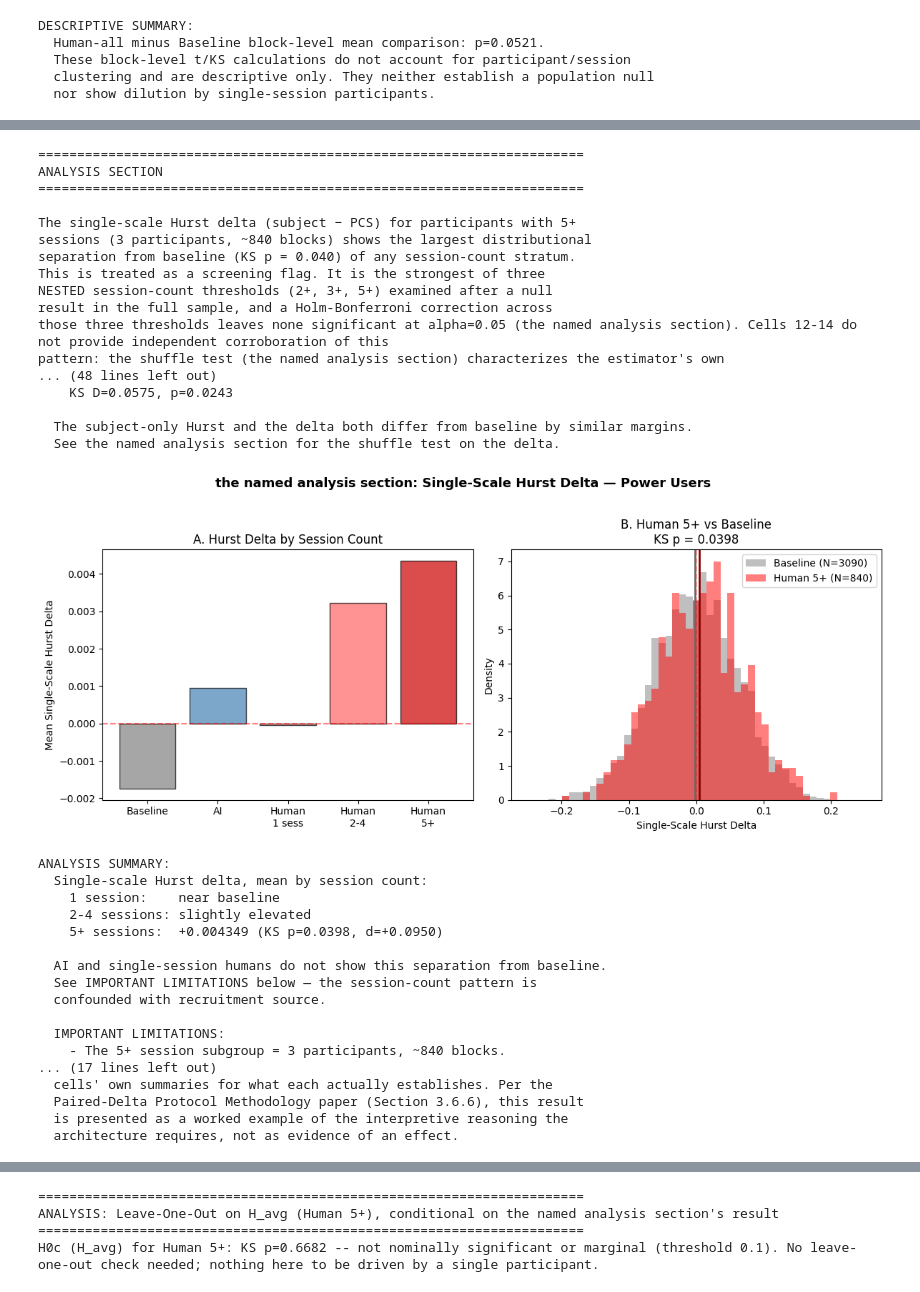
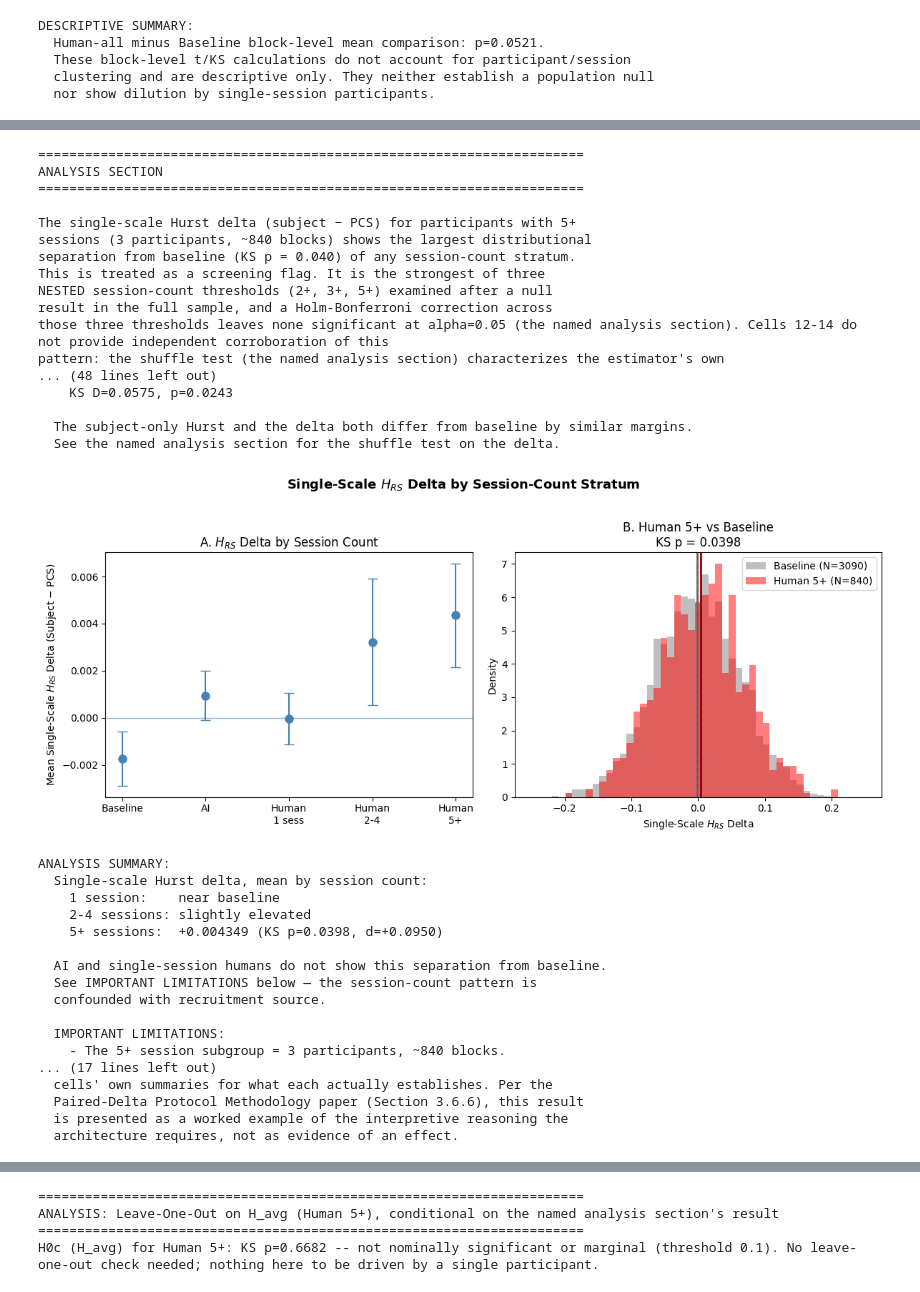
Before and after one commit to catboxer/Beyond-The-Mean, a Jupyter notebook: analysis/Exp4_Notebook2_Zen_Temporal_Structure_Analysis.ipynb, the cells around one changed output, grey strips where cells are left out. Cells and saved outputs as stored; diff of their text form; code cells hidden in the pictures.

```diff
--- a/analysis/Exp4_Notebook2_Zen_Temporal_Structure_Analysis.ipynb
+++ b/analysis/Exp4_Notebook2_Zen_Temporal_Structure_Analysis.ipynb
@@ -1817,21 +1659,28 @@ print(f"  See the named analysis section for the shuffle test on the delta.")
 # ─────────────────────────────────────────────────────────────
 fig, axes = plt.subplots(1, 2, figsize=(12, 5))
 
-# Panel A: Dose-response
+# Panel A: Point estimate + block-level SE by session-count stratum
 ax1 = axes[0]
 groups = ['Baseline', 'AI', 'Human\n1 sess', 'Human\n2-4', 'Human\n5+']
-means = [base_delta.mean()]
-means.append(ai_delta.mean())
+
+group_data = [base_delta, ai_delta]
 for low, high in [(1,1), (2,4), (5,999)]:
     sub = df_hurst[(df_hurst['condition'] == 'human') &
                    (df_hurst['session_count'] >= low) &
                    (df_hurst['session_count'] <= high)]['delta_hurst'].dropna()
-    means.append(sub.mean() if len(sub) > 0 else 0)
-colors = ['gray', 'steelblue', '#ffaaaa', '#ff6666', '#cc0000']
-bars = ax1.bar(groups, means, color=colors, alpha=0.7, edgecolor='black')
-ax1.axhline(0, color='red', linestyle='--', alpha=0.5)
-ax1.set_ylabel('Mean Single-Scale Hurst Delta')
-ax1.set_title('A. Hurst Delta by Session Count')
+    group_data.append(sub)
+
+means = [g.mean() for g in group_data]
+sems = [g.sem() for g in group_data]
+
+x = np.arange(len(groups))
+ax1.errorbar(x, means, yerr=sems, fmt='o', color='steelblue',
+             ecolor='steelblue', elinewidth=1.5, capsize=5, markersize=8)
+ax1.axhline(0, color='steelblue', linewidth=1, alpha=0.6)
+ax1.set_xticks(x)
+ax1.set_xticklabels(groups)
+ax1.set_ylabel(r'Mean Single-Scale $H_{RS}$ Delta (Subject $-$ PCS)')
+ax1.set_title(r'A. $H_{RS}$ Delta by Session Count')
 
 # Panel B: Distribution comparison (5+ vs baseline)
 ax2 = axes[1]
@@ -1843,13 +1692,14 @@ ax2.hist(h5_delta, bins=bins, alpha=0.5, label=f'Human 5+ (N={len(h5_delta)})',
 ax2.axvline(base_delta.mean(), color='dimgray', linewidth=2)
 ax2.axvline(h5_delta.mean(), color='darkred', linewidth=2)
 ax2.axvline(0, color='red', linestyle='--', alpha=0.3)
-ax2.set_xlabel('Single-Scale Hurst Delta')
+ax2.set_xlabel(r'Single-Scale $H_{RS}$ Delta')
 ax2.set_ylabel('Density')
 ax2.set_title(f'B. Human 5+ vs Baseline\nKS p = {ks.pvalue:.4f}')
 ax2.legend()
 
-plt.suptitle('the named analysis section: Single-Scale Hurst Delta — Power Users', fontsize=13, fontweight='bold', y=1.02)
+plt.suptitle(r'Single-Scale $H_{RS}$ Delta by Session-Count Stratum', fontsize=13, fontweight='bold', y=1.02)
 plt.tight_layout()
+plt.savefig('figure4_hrs_delta.png', dpi=600, bbox_inches='tight')
 plt.show()
 
 n_participants_5plus = df_hurst[(df_hurst['condition'] == 'human') &
@@ -1881,34 +1731,34 @@ ANALYSIS SUMMARY:
     - Effect size is small (d={d:+.4f}).
     - the named analysis section tests whether the result is driven by a single participant
       (leave-one-out robustness check across all 3 participants).
 
   Cells 12 and 14 re-examine this same data from different angles
   (order-sensitivity, label-sensitivity) -- they are diagnostics on the
   estimator and the statistic, not independent replications. See those
   cells' own summaries for what each actually establishes. Per the
   Paired-Delta Protocol Methodology paper (Section 3.6.6), this result
   is presented as a worked example of the interpretive reasoning the
   architecture requires, not as evidence of an effect.
 """)
 # %% [output]
 ======================================================================
 ANALYSIS SECTION
 ======================================================================
 
 The single-scale Hurst delta (subject − PCS) for participants with 5+
 sessions (3 participants, ~840 blocks) shows the largest distributional
 separation from baseline (KS p = 0.040) of any session-count stratum.
 This is treated as a screening flag. It is the strongest of three
 NESTED session-count thresholds (2+, 3+, 5+) examined after a null
 result in the full sample, and a Holm-Bonferroni correction across
 those three thresholds leaves none significant at alpha=0.05 (the named analysis section). Cells 12-14 do not provide independent corroboration of this
 pattern: the shuffle test (the named analysis section) characterizes the estimator's own
 ... (48 lines left out)
     KS D=0.0575, p=0.0243
 
   The subject-only Hurst and the delta both differ from baseline by similar margins.
   See the named analysis section for the shuffle test on the delta.
-[figure, old version]
+[figure, new version]
 ANALYSIS SUMMARY:
   Single-scale Hurst delta, mean by session count:
     1 session:    near baseline
```
Also changed, not shown: parts of 14 cells of this notebook, 9 other files.
